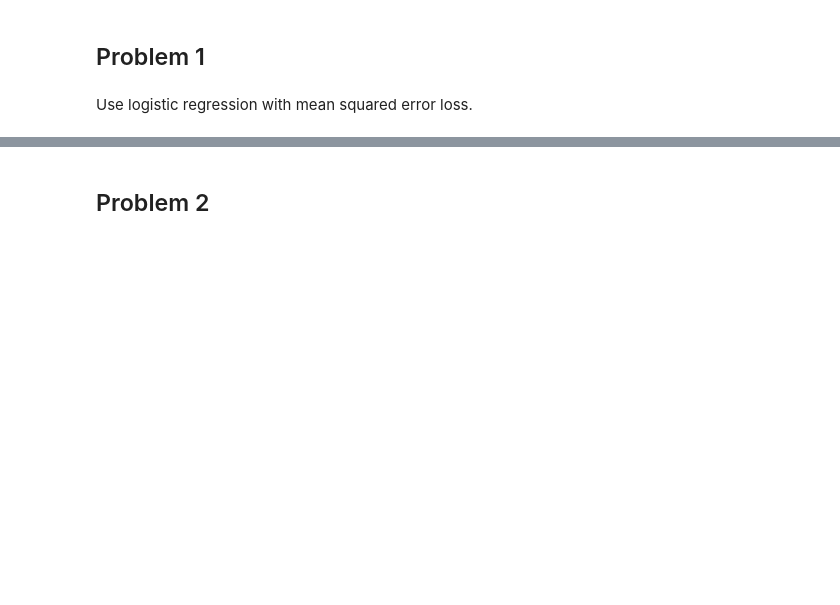
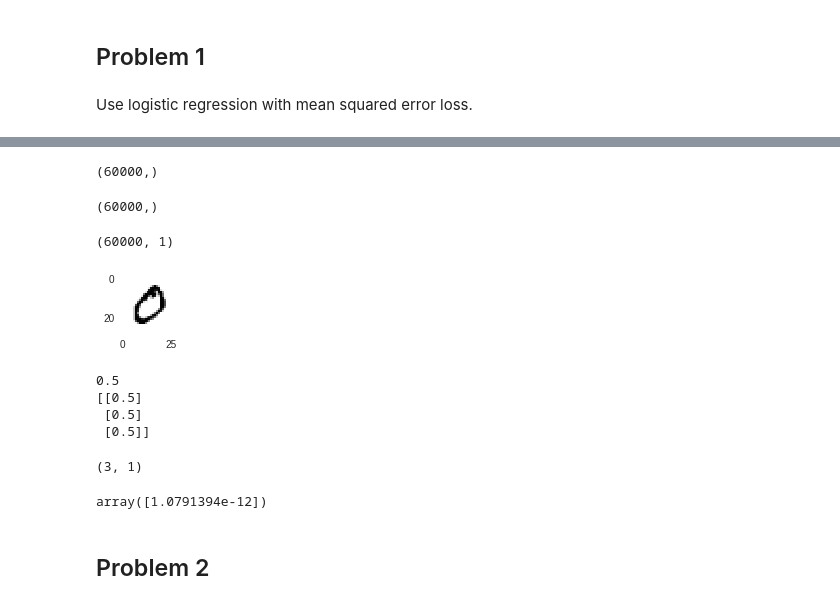
Before and after one commit to rvalienter90/UCF, a Jupyter notebook: CAP-5610_MACHINE LEARNING/HW1/HW1.ipynb, the cells around one changed output, grey strips where cells are left out. Drawn from its saved outputs; the diff is of its cells as text; code cells hidden in the pictures; blank space fills up the shorter version.

Commit message:
Created using Colaboratory,p1,2 digit0

```diff
--- a/CAP-5610_MACHINE LEARNING/HW1/HW1.ipynb
+++ b/CAP-5610_MACHINE LEARNING/HW1/HW1.ipynb
@@ -82,0 +105,4 @@ Use logistic regression with mean squared error loss.
+# %%
+train_labels_original.shape
+# %% [output]
+(60000,)
@@ -82,0 +112,4 @@ Use logistic regression with mean squared error loss.
+# %%
+train_labels_0.shape
+# %% [output]
+(60000,)
@@ -82,0 +118,12 @@ Use logistic regression with mean squared error loss.
+# %%
+train_labels_0.shape
+# %% [output]
+(60000, 1)
+# %%
+digit_0 = train_images_original[1]
+plt.figure(figsize=(1,1))
+plt.imshow(digit_0)
+plt.grid(None)
+plt.show()
+# %% [output]
+[figure, added]
@@ -83,3 +133,43 @@ Use logistic regression with mean squared error loss.
+# %%
+print(sigmoid(0))
+arr=np.zeros((3,1))
+print(sigmoid(arr))
+arr.shape
+# %% [output]
+0.5
+[[0.5]
+ [0.5]
+ [0.5]]
+(3, 1)
+# %%
+# number of epochs
+epochs = 20
+# learning rate
+lr = 0.01
+weight = initial_weight
+batch_size = 64
+
+
+
+for epoch in range(epochs):
+    shuffled_indices = np.random.permutation(m)
+    train_images_b_shuffled = train_images_b[shuffled_indices]
+    y_shuffled = train_labels_0[shuffled_indices]
+    for i in range(0, m, batch_size):
+        xi = train_images_b_shuffled[i:i+batch_size,:]
+        yi = y_shuffled[i:i+batch_size,:]
+        z=xi.dot(weight)
+        a=sigmoid(z)
+        da=(a -yi)
+        dz=da*a*(1-a)
+        gradient = 2/batch_size * xi.T.dot(dz)
+        weight = weight - lr * gradient
+
+
+y_predict = sigmoid(train_images_b[1].dot(weight))
+y_predict
+# %% [output]
+array([1.0791394e-12])
 # %% [markdown]
 ## Problem 2
 # %% [markdown]
```
Also changed, not shown: parts of 13 cells of this notebook.
